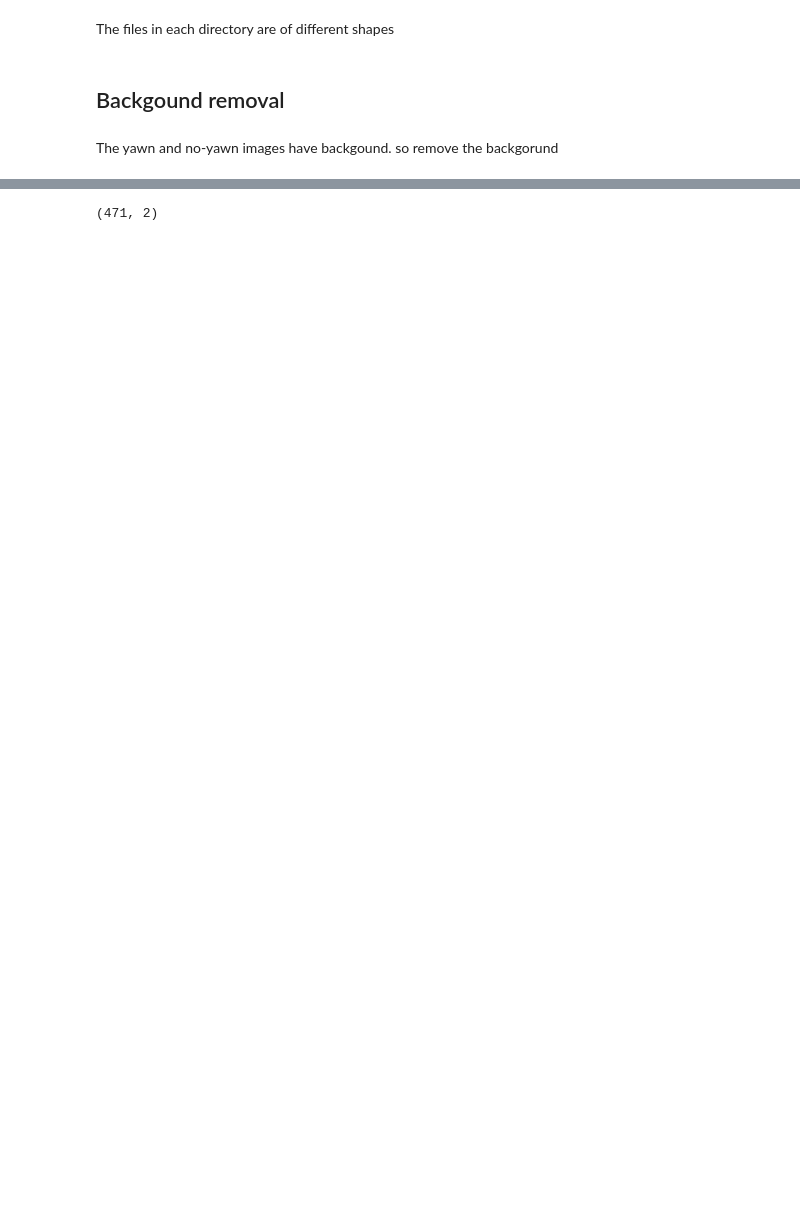
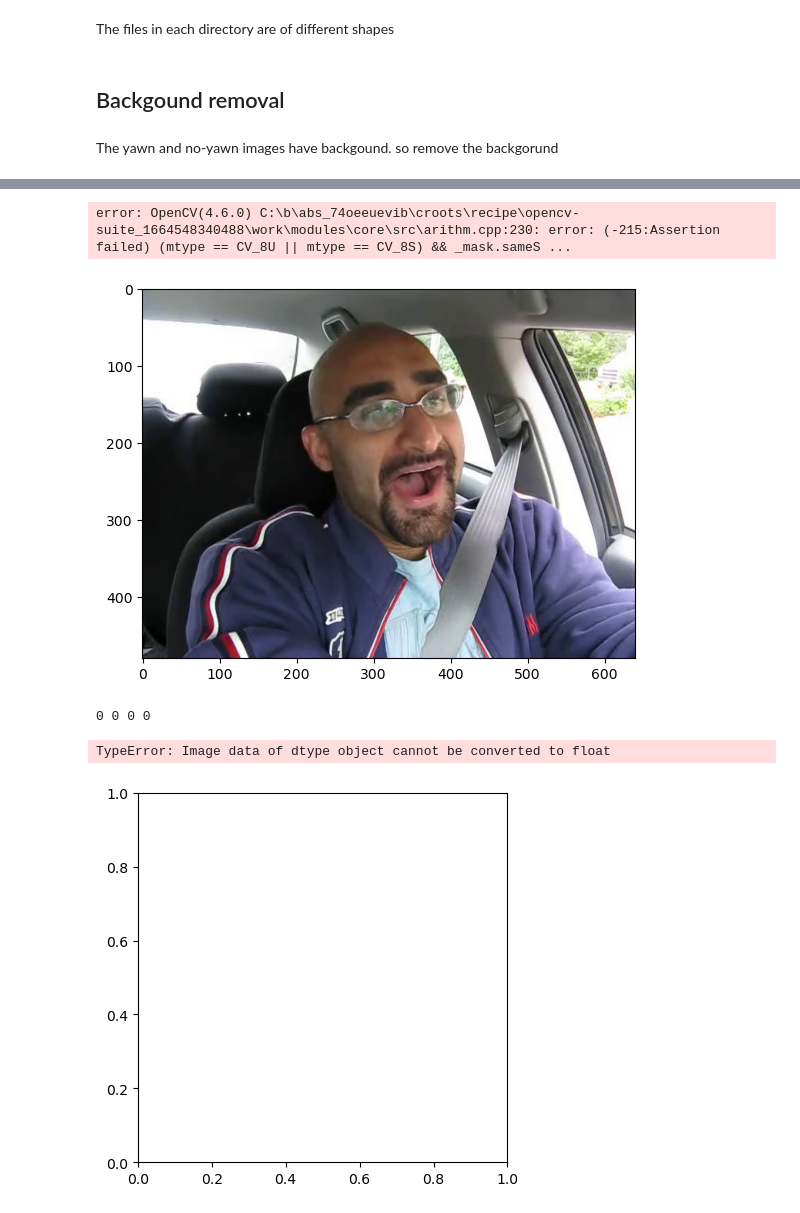
Before and after one commit to aditya2695/Driver-Drowsiness-Detection, a Jupyter notebook: eda.ipynb, the cells around one changed output, grey strips where cells are left out. Saved outputs shown, nothing was run; the diff lists cells and outputs as text; code cells hidden in the pictures; blank space fills up the shorter version.

```diff
--- a/eda.ipynb
+++ b/eda.ipynb
@@ -146,4 +95,0 @@ for folder in dirs:
-# %%
-np.array(yawn_no_yawn).shape
-# %% [output]
-(471, 2)
@@ -149,0 +203,73 @@ np.array(yawn_no_yawn).shape
+# %%
+import matplotlib.pyplot as plt
+import numpy as np
+
+# Get a batch of images and their corresponding labels
+images, labels = next(iter(train_loader))
+
+# Convert images to numpy arrays and unnormalize them
+image_array = images.numpy()
+image_array = np.transpose(image_array, (0, 2, 3, 1))
+mean = np.array([0.485, 0.456, 0.406])
+std = np.array([0.229, 0.224, 0.225])
+image_array = std * image_array + mean
+image_array = np.clip(image_array, 0, 1)
+
+# Define a list of class names
+class_names = train_data.classes
+
+# Plot the images with their corresponding labels
+fig, axs = plt.subplots(2, 4, figsize=(12, 6))
+axs = axs.flatten()
+for i in range(8):
+    img = image_array[i]
+    label = class_names[labels[i]]
+    axs[i].imshow(img)
+    axs[i].set_title(label)
+    axs[i].axis('off')
+plt.show()
+# %% [output]
+error: OpenCV(4.6.0) C:\b\abs_74oeeuevib\croots\recipe\opencv-suite_1664548340488\work\modules\core\src\arithm.cpp:230: error: (-215:Assertion failed) (mtype == CV_8U || mtype == CV_8S) && _mask.sameS ...
+# %%
+img_path = "data/train/yawn/"+ str(303) +".jpg"
+img = cv2.imread(img_path)
+plt.imshow(img[:,:,::-1])
+plt.show()
+
+face_cascade = cv2.CascadeClassifier('data/haar/haarcascade_frontalface_default.xml')
+
+faces = face_cascade.detectMultiScale(img, scaleFactor=1.2, minNeighbors=5)
+
+# Create a mask for each face region
+masks = []
+for (x,y,w,h) in faces:
+    mask = np.zeros_like(img[:,:,0])
+    cv2.rectangle(mask, (x,y), (x+w,y+h), (255, 255, 255), -1)
+    masks.append(mask)
+
+# Combine the masks into a single mask
+mask = np.zeros_like(img[:,:,0])
+for m in masks:
+    mask |= m
+
+# Get the bounding box of the mask
+coords = cv2.findNonZero(mask)
+x, y, w, h = cv2.boundingRect(coords)
+print(x, y, w, h)
+
+# # Crop the image based on the bounding box of the mask
+cropped_img = img[y:y+h, x:x+w]
+
+# # Apply the mask to the cropped image
+# masked_cropped_img = cv2.bitwise_and(cropped_img, cropped_img, mask=mask[y:y+h, x:x+w])
+masked_img = cv2.bitwise_and(cropped_img, cropped_img, mask=mask[y:y+h, x:x+w])
+
+
+# Display the masked cropped image
+plt.imshow(masked_img)
+# plt.show()
+# %% [output]
+[figure, added]
+0 0 0 0
+TypeError: Image data of dtype object cannot be converted to float
+[figure, added]
```
Also changed, not shown: parts of 18 cells of this notebook.
